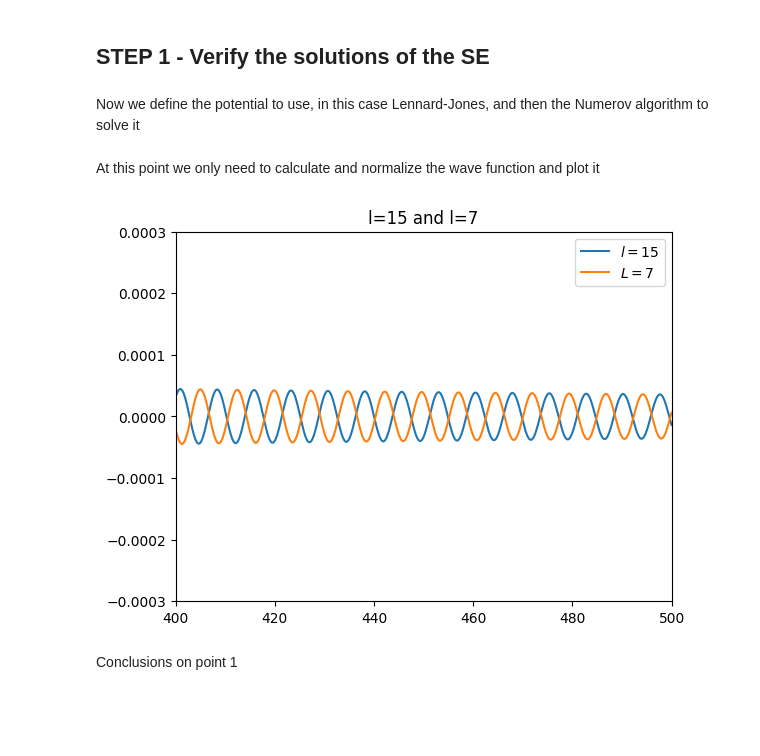
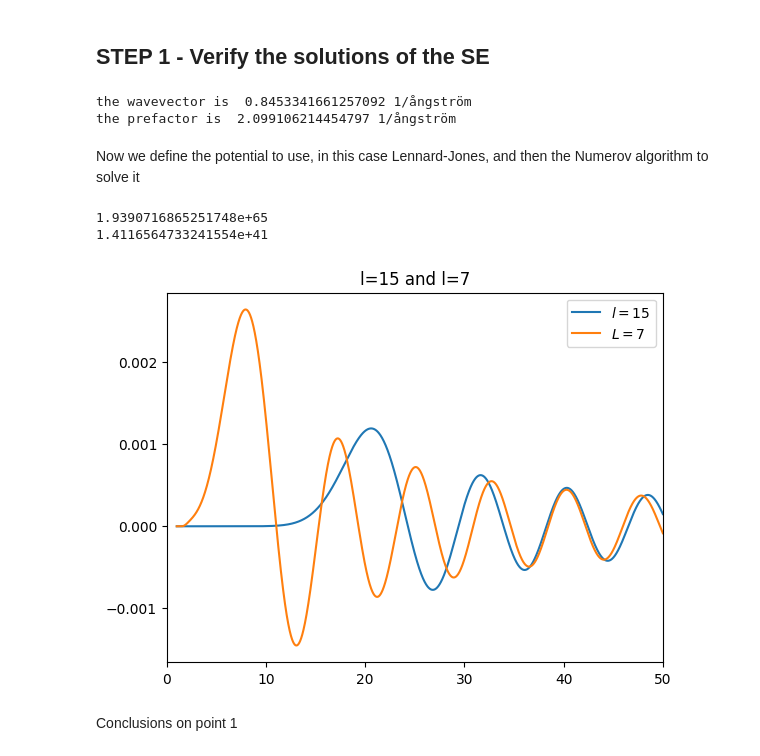
Before and after one commit to marcobeIIa/computational_physics, a Jupyter notebook: hm1.ipynb, the cells around one changed output. Cells and saved outputs as stored; diff of their text form; code cells hidden in the pictures; blank space fills up the shorter version.

```diff
--- a/hm1.ipynb
+++ b/hm1.ipynb
@@ -26,8 +26,12 @@ m_Kr = 83.798 * m_H #meV / c^2
 m_r = m_H * m_Kr / (m_H + m_Kr) #meV / c^2
 k = np.sqrt(2*m_r*E / h_bar_c**2) #1/ångström WAVE number
 
-
+print("the wavevector is ",k, "1/ångström")
 prefactor = h_bar_c**2 / (2 * m_r) #meV ångström^2
+print("the prefactor is ",prefactor, "1/ångström")
+# %% [output]
+the wavevector is  0.8453341661257092 1/ångström
+the prefactor is  2.099106214454797 1/ångström
 # %% [markdown]
 Now we define the potential to use, in this case Lennard-Jones, and then the Numerov algorithm to solve it
 # %%
@@ -43,6 +47,7 @@ def Numerov(E,h,l,r):
     # Initialization of values
     y[0] = 0
     b = 1.25 #wtf is b?
+    y[0] = np.exp(-(b/r[0])**5)
     y[1] = np.exp(-(b/r[1])**5)
     k[0] = 1/prefactor * (E -  V(r[0])) - l * (l + 1) / r[0]**2
     k[1] = 1/prefactor * (E - V(r[1])) - l * (l + 1) / r[1]**2
@@ -57,41 +62,42 @@ def Numerov(E,h,l,r):
     for j in range(len(r)):
         psi[j] = y[j] / r[j]
     return psi
-# %% [markdown]
-At this point we only need to calculate and normalize the wave function and plot it
 # %%
 # Normalization
 normalizzazione = 0
 normalizzazione7 = 0
 n = np.zeros(len(r))
 n7 = n
 
 psi = Numerov(E,h,l,r)
 psi7 = Numerov(E,h,5,r)
 
 for j in range(len(r)):
     n[j] = 4 * np.pi * psi[j]**2 * r[j]**2 *h
     normalizzazione += n[j]
 
 for j in range(len(r)):
     n7[j] = 4 * np.pi * psi7[j]**2 * r[j]**2 *h
     normalizzazione7 += n7[j]
 
 PSI=psi/np.sqrt(normalizzazione)
 PSI7=psi7/np.sqrt(normalizzazione7)
-
+print(normalizzazione)
+print(normalizzazione7)
 
 # Visualization
 fig, ax = plt.subplots()
-ax.set_ylim(-0.0003,0.0003)
-ax.set_xlim(400,500)
+#ax.set_ylim(-0.0003,0.0003)
+ax.set_xlim(0,50)
 ax.set_title(r'l=15 and l=7')
 ax.plot(r, PSI, label=rf'$l=15$')
 ax.plot(r, PSI7, label=rf'$L=7$')
 plt.legend(loc='best')
 plt.show()
 # %% [output]
+1.9390716865251748e+65
+1.4116564733241554e+41
-[figure, old version]
+[figure, new version]
 # %% [markdown]
 Conclusions on point 1
 # %% [markdown]
```
Also changed, not shown: parts of 4 cells of this notebook, 2 other files.
